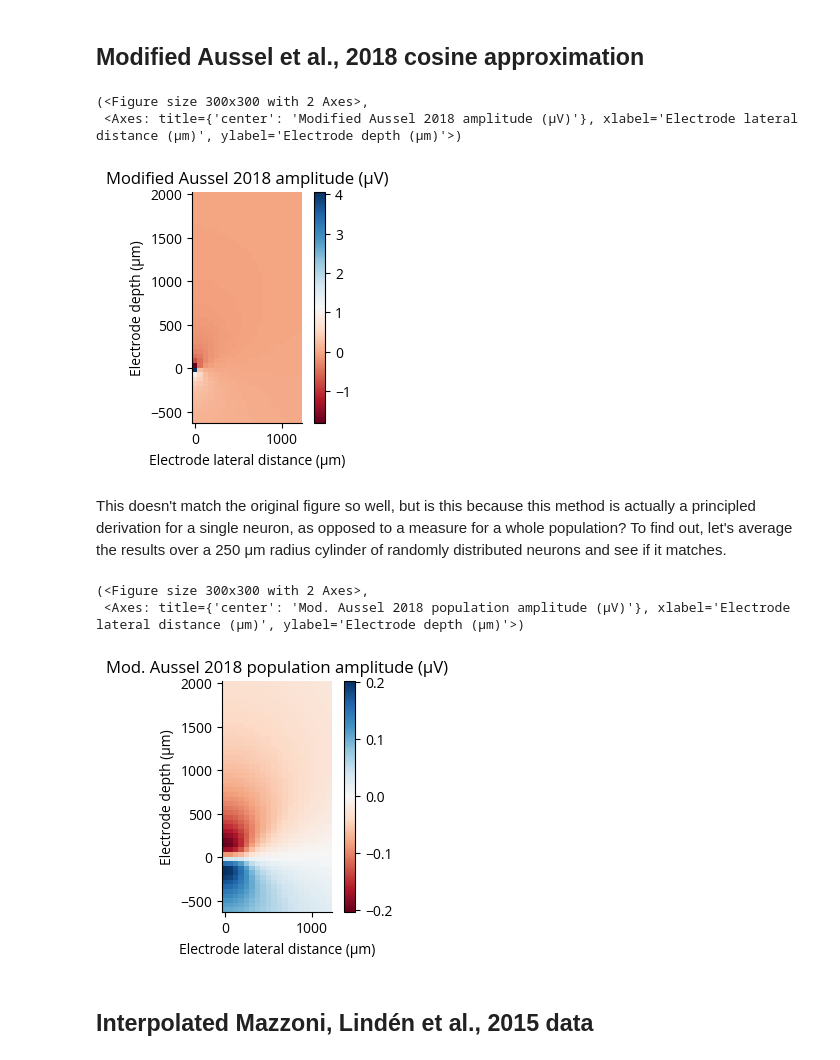
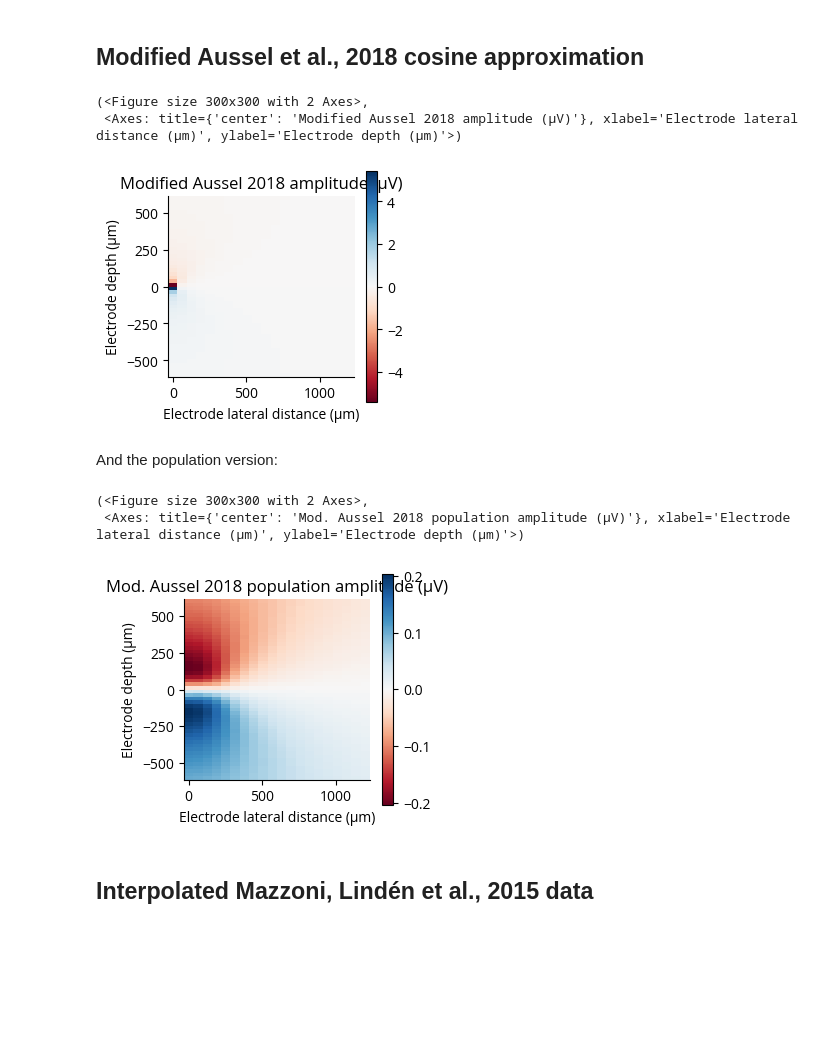
Before and after one commit to Sensory-Information-Processing-Lab/tklfp, a Jupyter notebook: notebooks/amplitude_comparison.ipynb, the cells around one changed output. Cells and saved outputs as stored; diff of their text form; code cells hidden in the pictures; blank space fills up the shorter version.

```diff
--- a/notebooks/amplitude_comparison.ipynb
+++ b/notebooks/amplitude_comparison.ipynb
@@ -42,7 +42,7 @@ ax.set(
 # %%
 rng = np.random.default_rng()
 
-d = np.linspace(-600, 2000, 50, endpoint=True)
+d = np.linspace(-600, 600, 50, endpoint=True)
 # d = np.linspace(-400, 400, 50, endpoint=True)
 # d = np.linspace(-400, 400, 33, endpoint=True)
 r = np.linspace(0, 1200, 20, endpoint=True)
@@ -100,26 +100,23 @@ wslfp.amplitude.plot_amp(
 # %% [markdown]
 ## Modified Aussel et al., 2018 cosine approximation
 # %%
-f_aussel_mod = wslfp.amplitude.aussel18_mod(rr, dd)
-wslfp.amplitude.plot_amp(
-    f_aussel_mod, title="Modified Aussel 2018 amplitude (μV)", extent=extent
-)
+f_aussel_mod = wslfp.aussel18_mod(rr, dd)
+wslfp.plot_amp(f_aussel_mod, title="Modified Aussel 2018 amplitude (μV)", extent=extent)
 # %% [output]
 (<Figure size 300x300 with 2 Axes>,
  <Axes: title={'center': 'Modified Aussel 2018 amplitude (μV)'}, xlabel='Electrode lateral distance (μm)', ylabel='Electrode depth (μm)'>)
-[figure, old version]
+[figure, new version]
-# %% [markdown]
-This doesn't match the original figure so well, but is this because this method is actually a principled derivation for a single neuron, as opposed to a measure for a whole population?
-To find out, let's average the results over a 250 μm radius cylinder of randomly distributed neurons and see if it matches.
+# %% [markdown]
+And the population version:
 # %%
-f_aussel_mod_pop = wslfp.amplitude.aussel18_mod(rr_pop, dd_pop, L_pop).mean(axis=2)
-wslfp.amplitude.plot_amp(
+f_aussel_mod_pop = wslfp.aussel18_mod(rr_pop, dd_pop, L_pop).mean(axis=2)
+wslfp.plot_amp(
     f_aussel_mod_pop, title="Mod. Aussel 2018 population amplitude (μV)", extent=extent
 )
 # %% [output]
 (<Figure size 300x300 with 2 Axes>,
  <Axes: title={'center': 'Mod. Aussel 2018 population amplitude (μV)'}, xlabel='Electrode lateral distance (μm)', ylabel='Electrode depth (μm)'>)
-[figure, old version]
+[figure, new version]
 # %% [markdown]
 ## Interpolated Mazzoni, Lindén et al., 2015 data
 # %%
```
Also changed, not shown: parts of 16 cells of this notebook, 5 other files.
